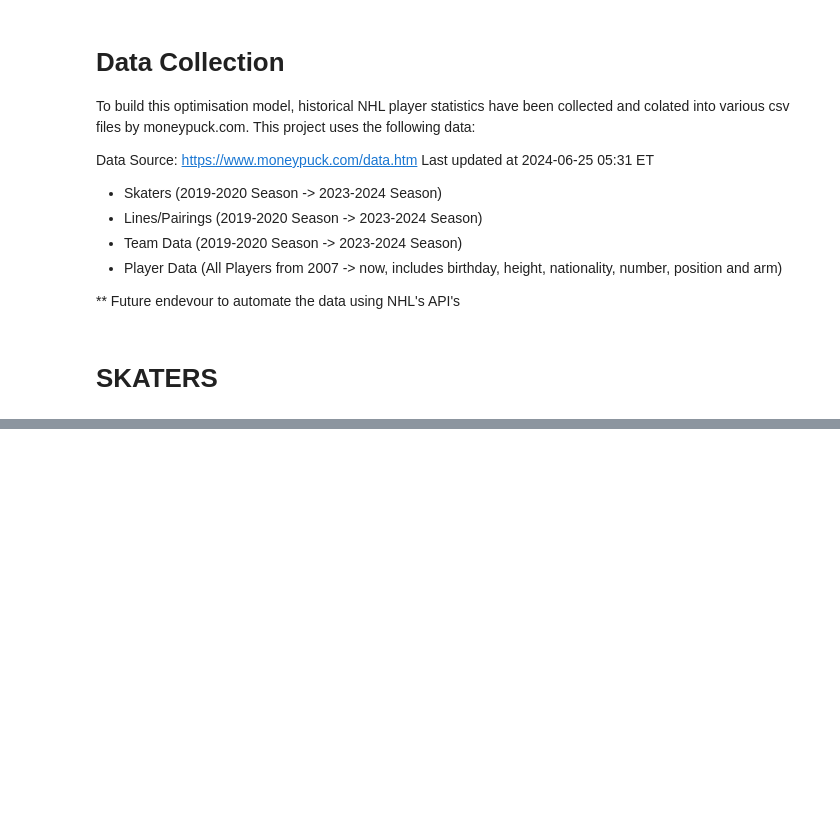
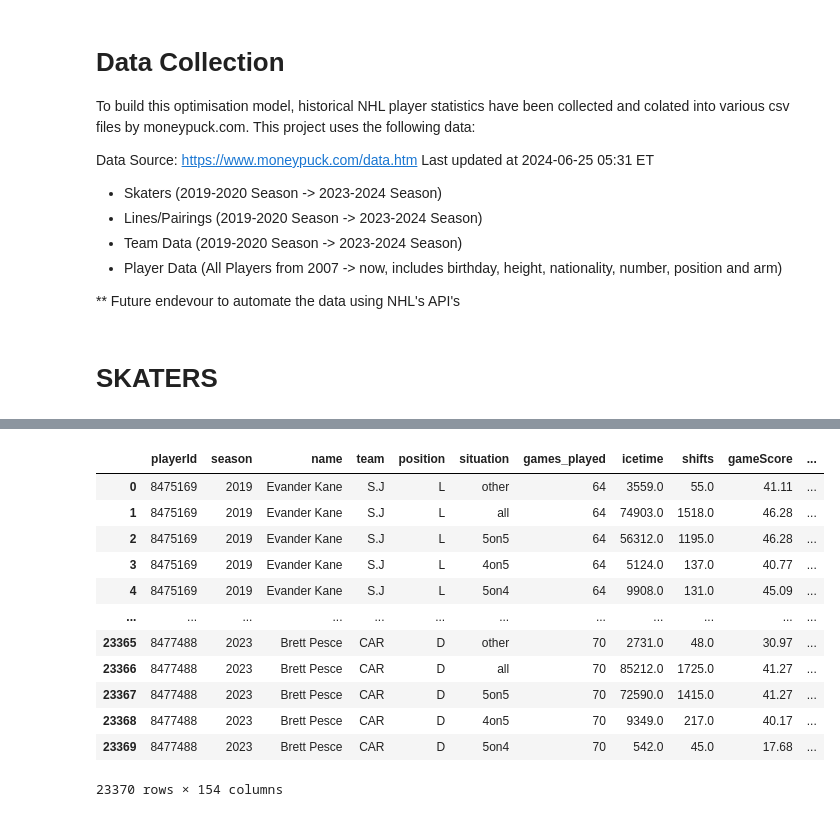
Before and after one commit to emrkel/NHL-Line-Optimisation, a Jupyter notebook: dataWrangling.ipynb, the cells around one changed output, grey strips where cells are left out. Drawn from its saved outputs; the diff is of its cells as text; code cells hidden in the pictures; blank space fills up the shorter version.

```diff
--- a/dataWrangling.ipynb
+++ b/dataWrangling.ipynb
@@ -88,11 +55,30 @@ skaters19_20.describe()
+# %%
+## Clean Column Names
+
+def clean_cols(data):
+
+    data.columns = data.columns.str.replace(' ', '')
 # %%
 # Merge all 5 seasons together into one lovely file!
 
 allYears_skaters = [skaters19_20, skaters20_21, skaters21_22, skaters22_23, skaters23_24]
 
-# Clean up column names
-for myDF in allYears_skaters:
-    myDF.columns = myDF.columns.str.replace(' ', '')
-
+for df in allYears_skaters:
+    clean_cols(df)
 
 skaters = pd.concat(allYears_skaters, ignore_index=True)
+skaters
+# %% [output]
+|  | playerId | season | name | team | position | situation | games_played | icetime | shifts | gameScore | ... |
+| 0 | 8475169 | 2019 | Evander Kane | S.J | L | other | 64 | 3559.0 | 55.0 | 41.11 | ... |
+| 1 | 8475169 | 2019 | Evander Kane | S.J | L | all | 64 | 74903.0 | 1518.0 | 46.28 | ... |
+| 2 | 8475169 | 2019 | Evander Kane | S.J | L | 5on5 | 64 | 56312.0 | 1195.0 | 46.28 | ... |
+| 3 | 8475169 | 2019 | Evander Kane | S.J | L | 4on5 | 64 | 5124.0 | 137.0 | 40.77 | ... |
+| 4 | 8475169 | 2019 | Evander Kane | S.J | L | 5on4 | 64 | 9908.0 | 131.0 | 45.09 | ... |
+| ... | ... | ... | ... | ... | ... | ... | ... | ... | ... | ... | ... |
+| 23365 | 8477488 | 2023 | Brett Pesce | CAR | D | other | 70 | 2731.0 | 48.0 | 30.97 | ... |
+| 23366 | 8477488 | 2023 | Brett Pesce | CAR | D | all | 70 | 85212.0 | 1725.0 | 41.27 | ... |
+| 23367 | 8477488 | 2023 | Brett Pesce | CAR | D | 5on5 | 70 | 72590.0 | 1415.0 | 41.27 | ... |
+| 23368 | 8477488 | 2023 | Brett Pesce | CAR | D | 4on5 | 70 | 9349.0 | 217.0 | 40.17 | ... |
+| 23369 | 8477488 | 2023 | Brett Pesce | CAR | D | 5on4 | 70 | 542.0 | 45.0 | 17.68 | ... |
+23370 rows × 154 columns
```
Also changed, not shown: parts of 10 cells of this notebook.
